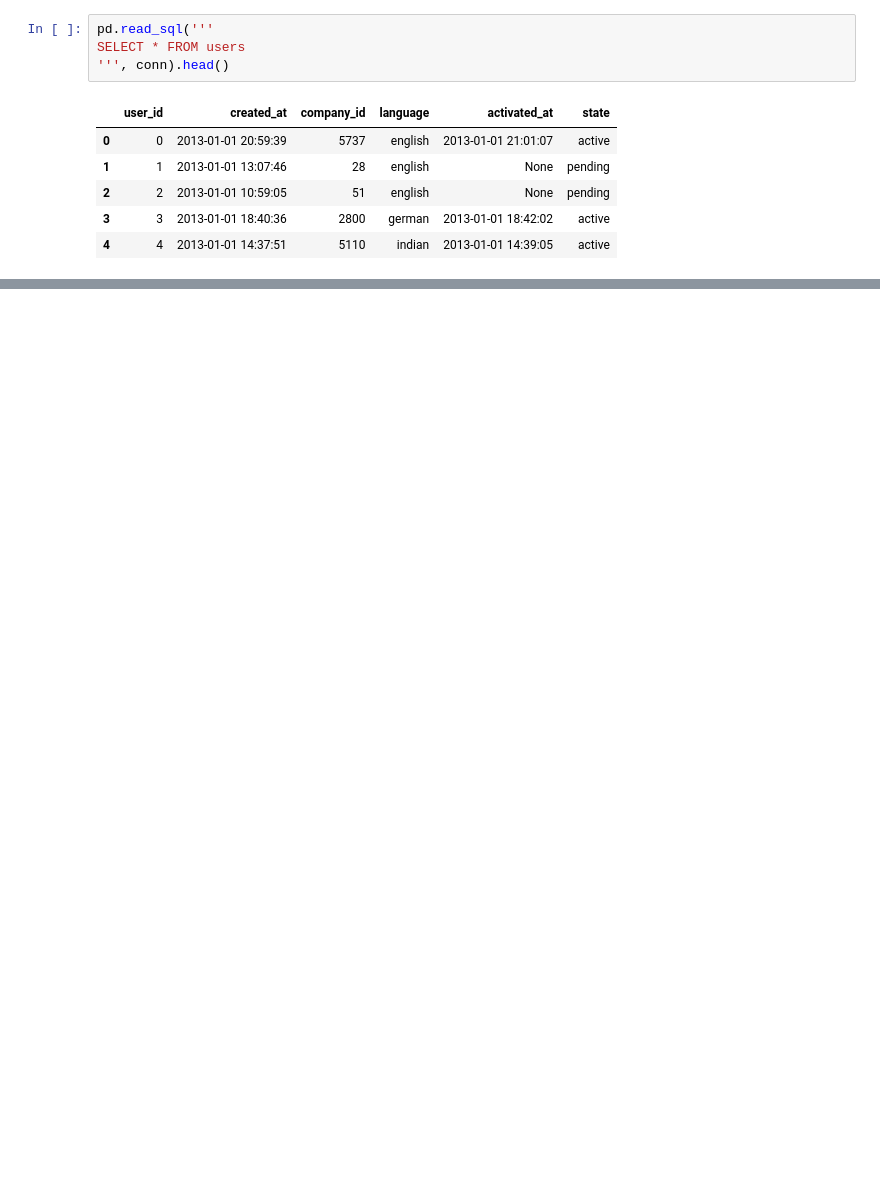
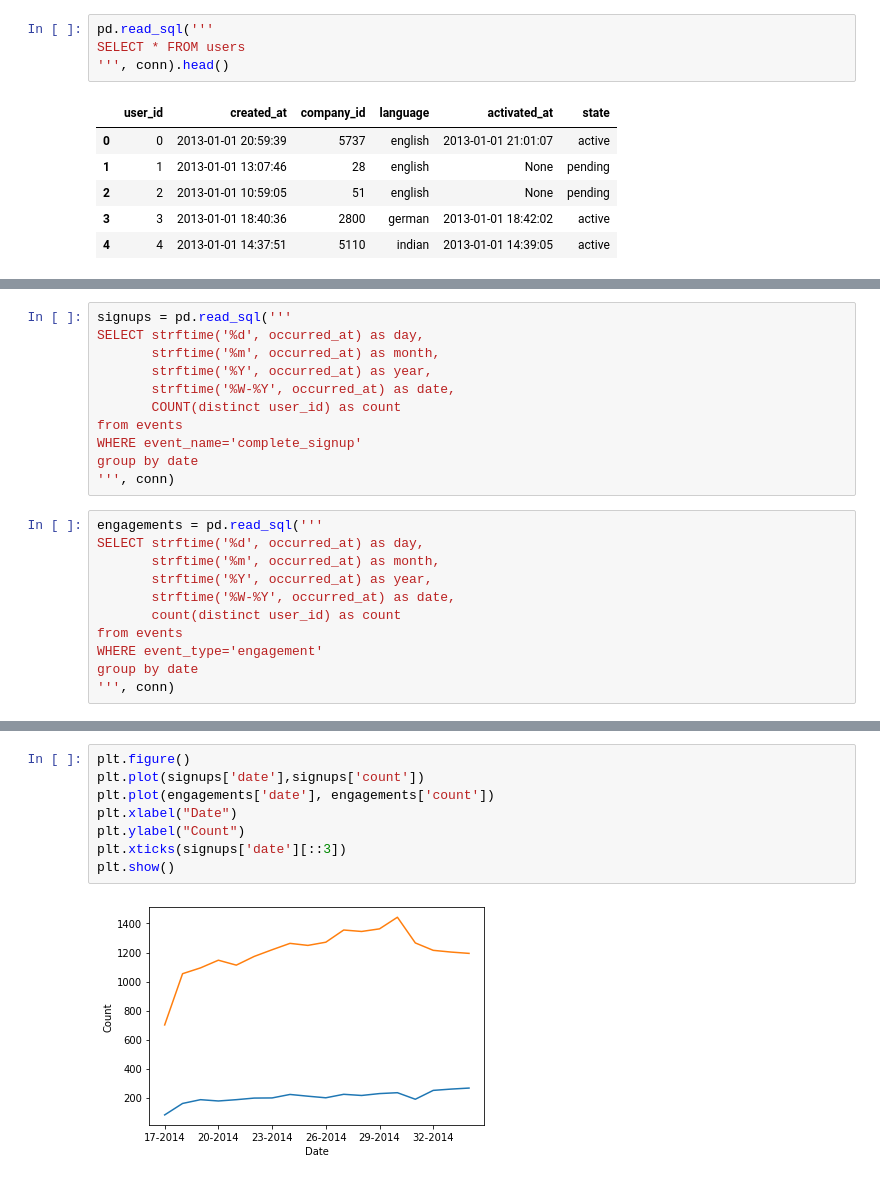
Before and after one commit to KeithGalli/Masterschool, a Jupyter notebook: business-analytics/[Starter workbook] Drop in User Engagement.ipynb, the cells around one changed output, grey strips where cells are left out. Drawn from its saved outputs; the diff is of its cells as text; blank space fills up the shorter version.

```diff
--- a/business-analytics/[Starter workbook] Drop in User Engagement.ipynb
+++ b/business-analytics/[Starter workbook] Drop in User Engagement.ipynb
@@ -36,0 +108,22 @@ SELECT * FROM users
+# %%
+signups = pd.read_sql('''
+SELECT strftime('%d', occurred_at) as day,
+       strftime('%m', occurred_at) as month,
+       strftime('%Y', occurred_at) as year,
+       strftime('%W-%Y', occurred_at) as date,
+       COUNT(distinct user_id) as count
+from events
+WHERE event_name='complete_signup'
+group by date
+''', conn)
+# %%
+engagements = pd.read_sql('''
+SELECT strftime('%d', occurred_at) as day,
+       strftime('%m', occurred_at) as month,
+       strftime('%Y', occurred_at) as year,
+       strftime('%W-%Y', occurred_at) as date,
+       count(distinct user_id) as count
+from events
+WHERE event_type='engagement'
+group by date
+''', conn)
@@ -36,0 +139,10 @@ SELECT * FROM users
+# %%
+plt.figure()
+plt.plot(signups['date'],signups['count'])
+plt.plot(engagements['date'], engagements['count'])
+plt.xlabel("Date")
+plt.ylabel("Count")
+plt.xticks(signups['date'][::3])
+plt.show()
+# %% [output]
+[figure, added]
```
Also changed, not shown: parts of 9 cells of this notebook.
